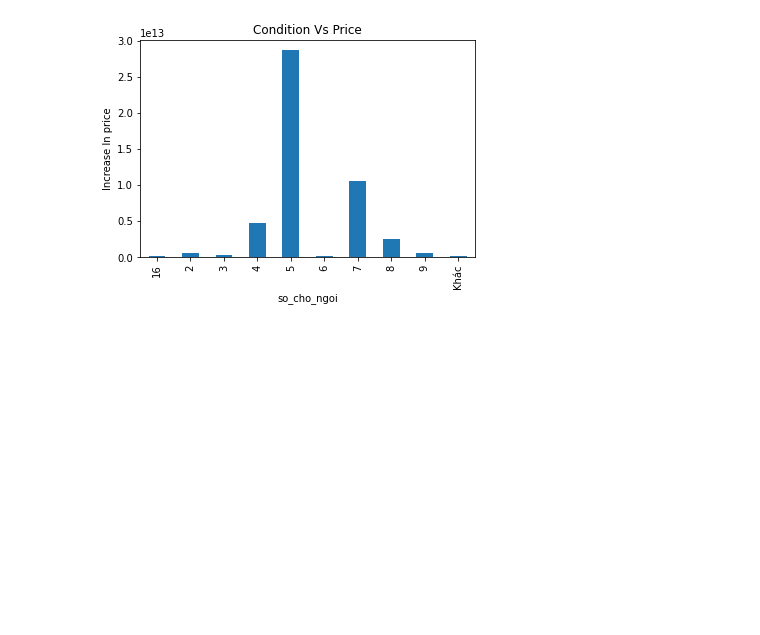
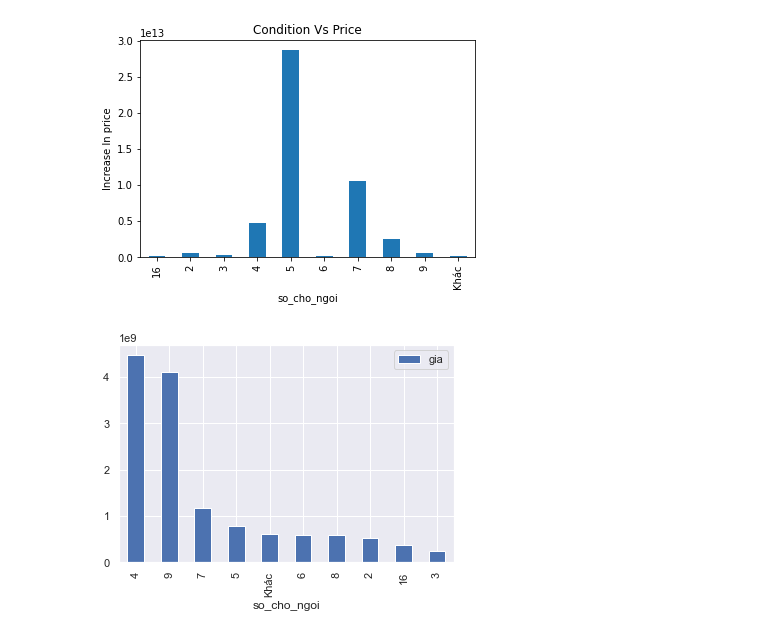
Before and after one commit to ghuioio/KHDL_IT4930, a Jupyter notebook: preprocess/visulization.ipynb, the cells around one changed output. Saved outputs shown, nothing was run; the diff lists cells and outputs as text; code cells hidden in the pictures; blank space fills up the shorter version.

```diff
--- a/preprocess/visulization.ipynb
+++ b/preprocess/visulization.ipynb
@@ -288,6 +295,12 @@ var.plot(kind='bar')
 # %% [output]
 <AxesSubplot:title={'center':'Condition Vs Price'}, xlabel='so_cho_ngoi', ylabel='Increase In price'>
 [figure]
+# %%
+var = pd.DataFrame(df.groupby(['so_cho_ngoi'])['gia'].mean().sort_values(ascending = False))
+var.plot.bar()
+plt.show()
+# %% [output]
+[figure, added]
 # %%
 var = df.groupby('hop_so').gia.sum()
 fig = plt.figure()
```
Also changed, not shown: parts of 3 cells of this notebook, 2 other files.
